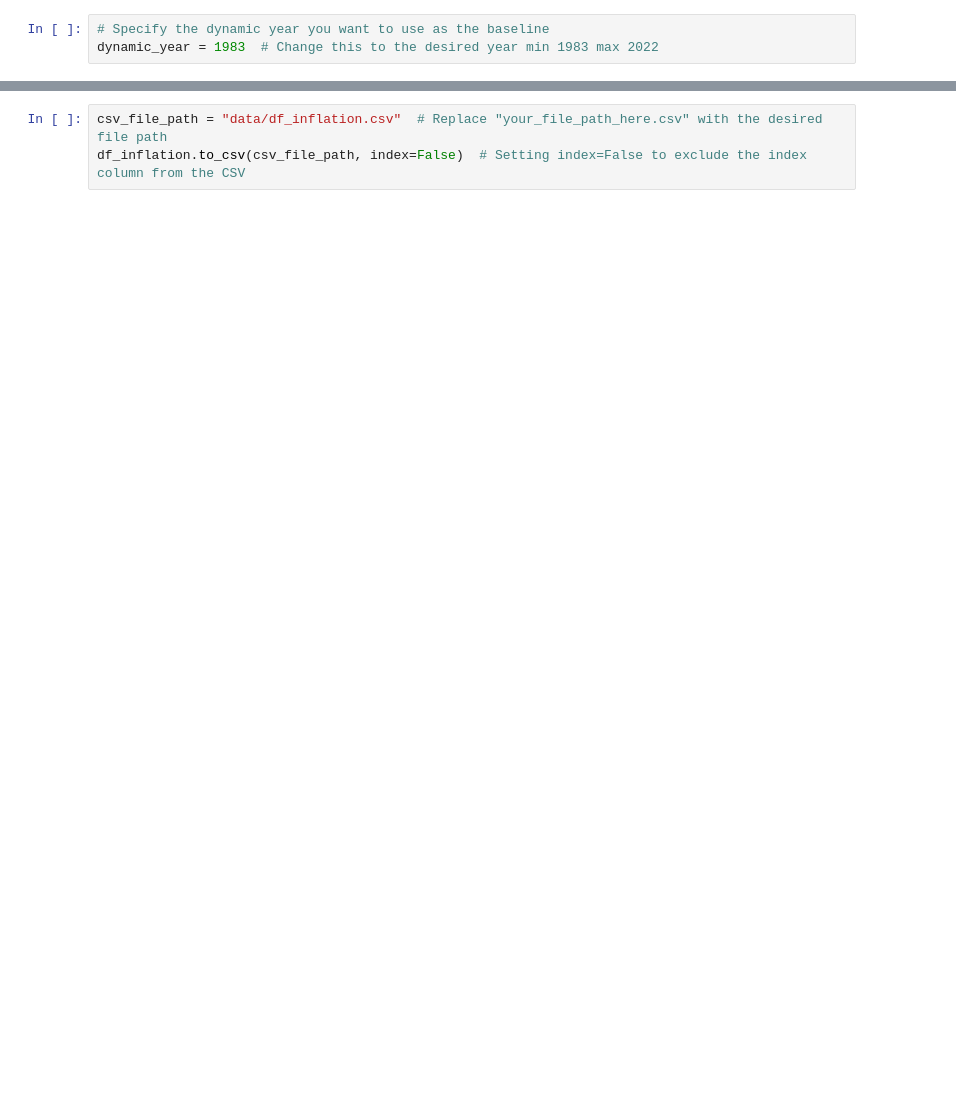
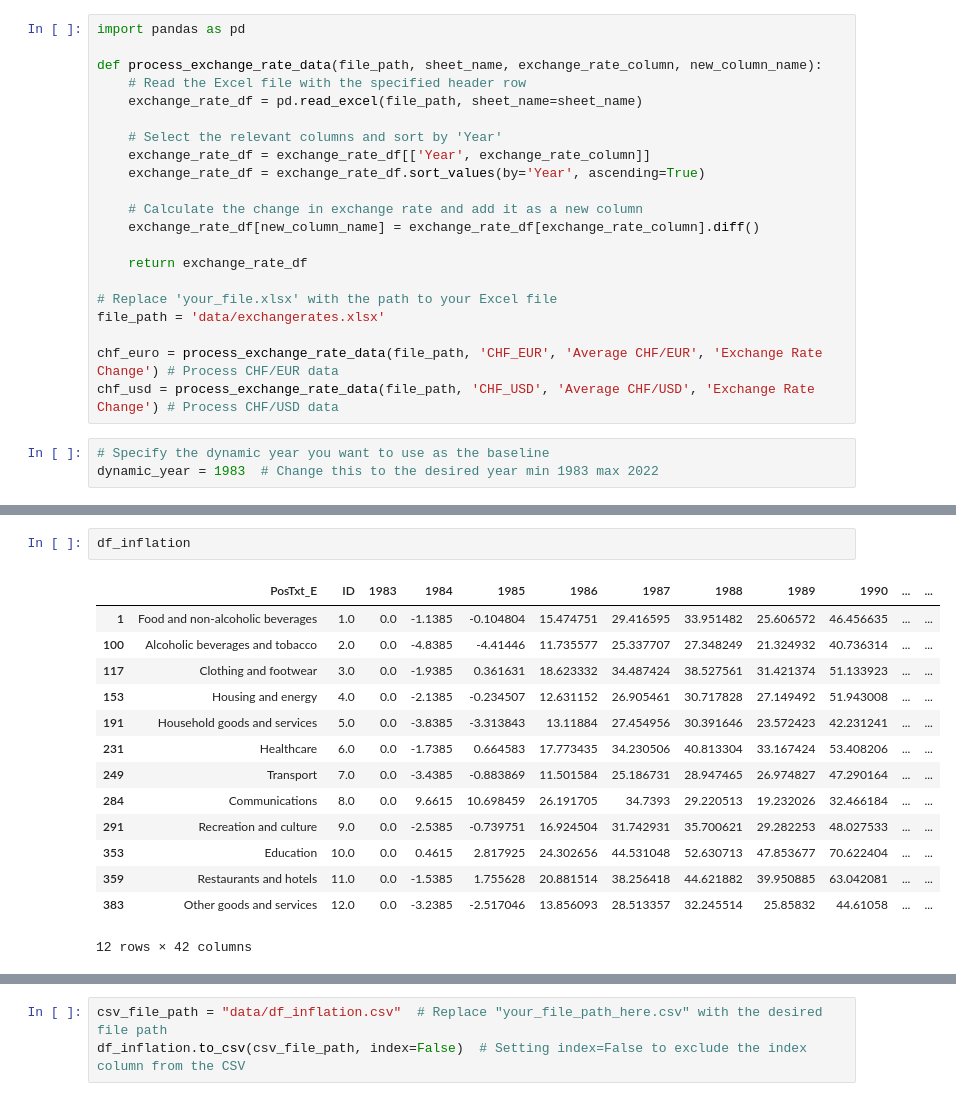
Before and after one commit to Faices/swiss-inflation-explorer, a Jupyter notebook: cleaning.ipynb, the cells around one changed output, grey strips where cells are left out. Drawn from its saved outputs; the diff is of its cells as text; blank space fills up the shorter version.

```diff
--- a/cleaning.ipynb
+++ b/cleaning.ipynb
@@ -4,6 +4,27 @@ import openpyxl
 # packages
 # %% [markdown]
 # Load and Calculate Inflation Data
+# %%
+import pandas as pd
+
+def process_exchange_rate_data(file_path, sheet_name, exchange_rate_column, new_column_name):
+    # Read the Excel file with the specified header row
+    exchange_rate_df = pd.read_excel(file_path, sheet_name=sheet_name)
+
+    # Select the relevant columns and sort by 'Year'
+    exchange_rate_df = exchange_rate_df[['Year', exchange_rate_column]]
+    exchange_rate_df = exchange_rate_df.sort_values(by='Year', ascending=True)
+
+    # Calculate the change in exchange rate and add it as a new column
+    exchange_rate_df[new_column_name] = exchange_rate_df[exchange_rate_column].diff()
+
+    return exchange_rate_df
+
+# Replace 'your_file.xlsx' with the path to your Excel file
+file_path = 'data/exchangerates.xlsx'
+
+chf_euro = process_exchange_rate_data(file_path, 'CHF_EUR', 'Average CHF/EUR', 'Exchange Rate Change') # Process CHF/EUR data
+chf_usd = process_exchange_rate_data(file_path, 'CHF_USD', 'Average CHF/USD', 'Exchange Rate Change') # Process CHF/USD data
 # %%
 # Specify the dynamic year you want to use as the baseline
 dynamic_year = 1983  # Change this to the desired year min 1983 max 2022
@@ -10,3 +104,20 @@ dynamic_year = 1983  # Change this to the desired year min 1983 max 2022
+# %%
+df_inflation
+# %% [output]
+|  | PosTxt_E | ID | 1983 | 1984 | 1985 | 1986 | 1987 | 1988 | 1989 | 1990 | ... | ... |
+| 1 | Food and non-alcoholic beverages | 1.0 | 0.0 | -1.1385 | -0.104804 | 15.474751 | 29.416595 | 33.951482 | 25.606572 | 46.456635 | ... | ... |
+| 100 | Alcoholic beverages and tobacco | 2.0 | 0.0 | -4.8385 | -4.41446 | 11.735577 | 25.337707 | 27.348249 | 21.324932 | 40.736314 | ... | ... |
+| 117 | Clothing and footwear | 3.0 | 0.0 | -1.9385 | 0.361631 | 18.623332 | 34.487424 | 38.527561 | 31.421374 | 51.133923 | ... | ... |
+| 153 | Housing and energy | 4.0 | 0.0 | -2.1385 | -0.234507 | 12.631152 | 26.905461 | 30.717828 | 27.149492 | 51.943008 | ... | ... |
+| 191 | Household goods and services | 5.0 | 0.0 | -3.8385 | -3.313843 | 13.11884 | 27.454956 | 30.391646 | 23.572423 | 42.231241 | ... | ... |
+| 231 | Healthcare | 6.0 | 0.0 | -1.7385 | 0.664583 | 17.773435 | 34.230506 | 40.813304 | 33.167424 | 53.408206 | ... | ... |
+| 249 | Transport | 7.0 | 0.0 | -3.4385 | -0.883869 | 11.501584 | 25.186731 | 28.947465 | 26.974827 | 47.290164 | ... | ... |
+| 284 | Communications | 8.0 | 0.0 | 9.6615 | 10.698459 | 26.191705 | 34.7393 | 29.220513 | 19.232026 | 32.466184 | ... | ... |
+| 291 | Recreation and culture | 9.0 | 0.0 | -2.5385 | -0.739751 | 16.924504 | 31.742931 | 35.700621 | 29.282253 | 48.027533 | ... | ... |
+| 353 | Education | 10.0 | 0.0 | 0.4615 | 2.817925 | 24.302656 | 44.531048 | 52.630713 | 47.853677 | 70.622404 | ... | ... |
+| 359 | Restaurants and hotels | 11.0 | 0.0 | -1.5385 | 1.755628 | 20.881514 | 38.256418 | 44.621882 | 39.950885 | 63.042081 | ... | ... |
+| 383 | Other goods and services | 12.0 | 0.0 | -3.2385 | -2.517046 | 13.856093 | 28.513357 | 32.245514 | 25.85832 | 44.61058 | ... | ... |
+12 rows × 42 columns
 # %%
 import pandas as pd
 
```
Also changed, not shown: parts of 9 cells of this notebook.
